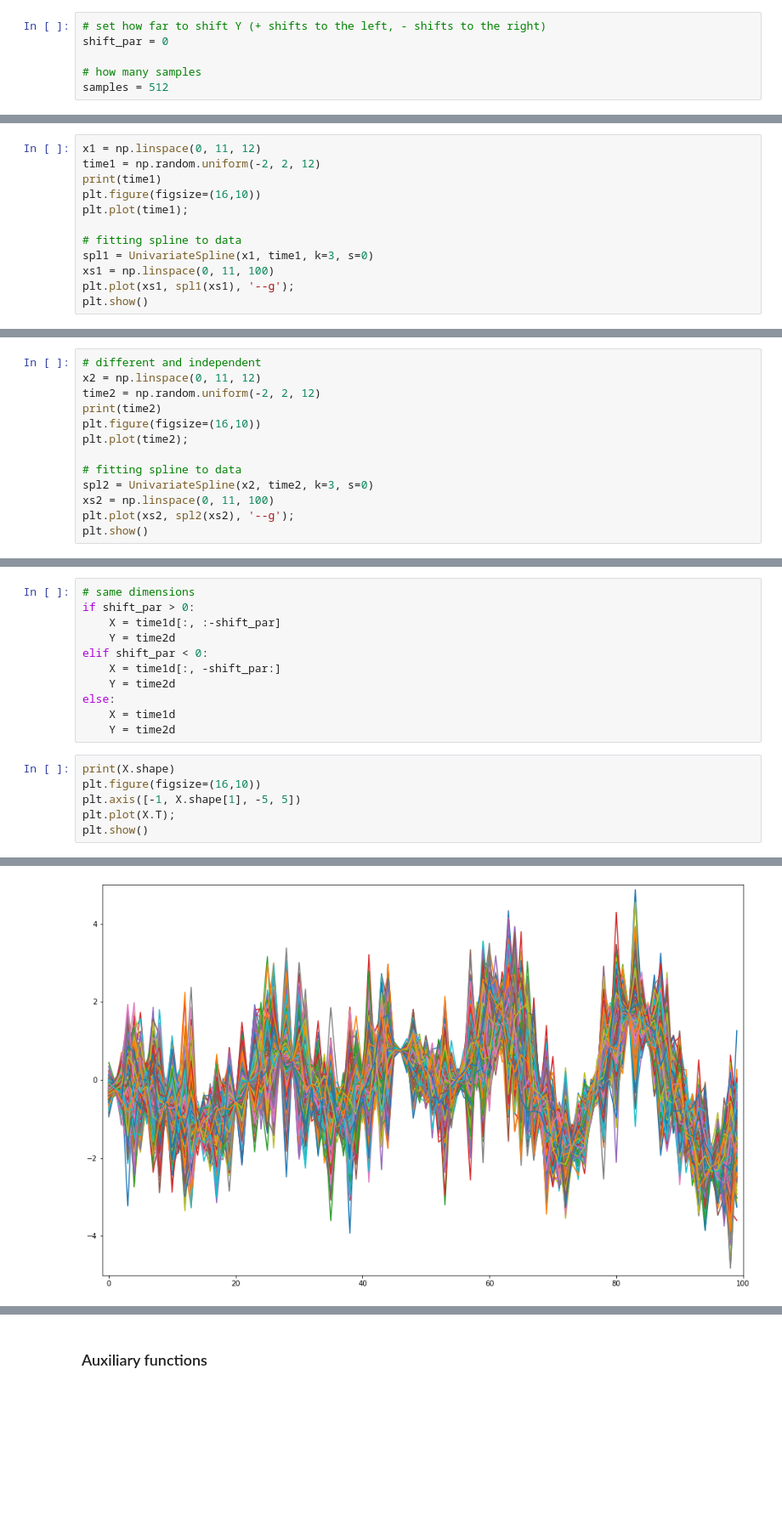
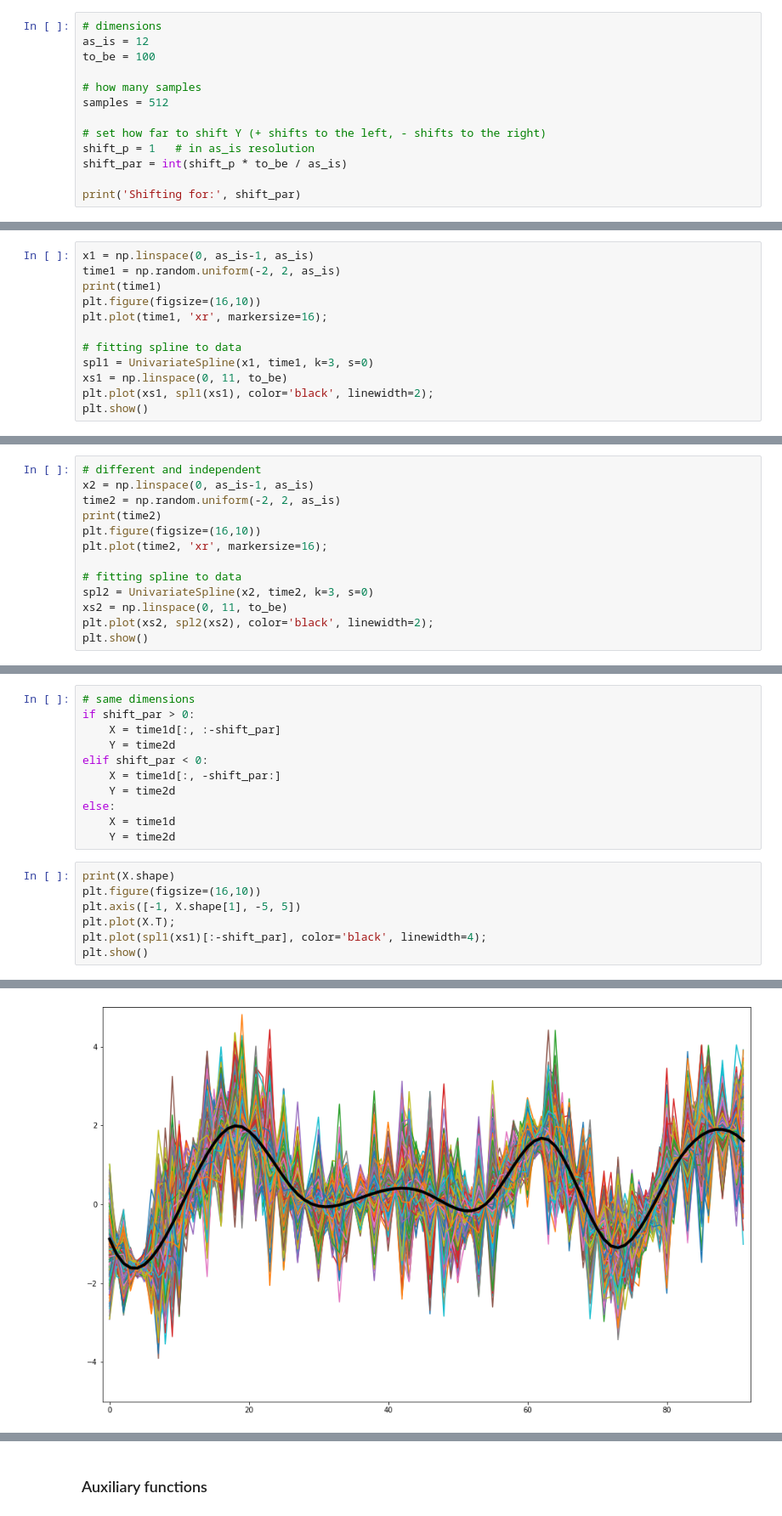
Before and after one commit to felix-laumann/MMD_HSIC_non-stationary, a Jupyter notebook: func_MMD.ipynb, the cells around one changed output, grey strips where cells are left out. Shown at 85% size. Cells and saved outputs as stored; diff of their text form; blank space fills up the shorter version.

```diff
--- a/func_MMD.ipynb
+++ b/func_MMD.ipynb
@@ -36,8 +36,15 @@ print(Y.shape)
 
 Same for non-stationary processes:
 # %%
-# set how far to shift Y (+ shifts to the left, - shifts to the right)
-shift_par = 0
+# dimensions
+as_is = 12
+to_be = 100
 
 # how many samples
 samples = 512
+
+# set how far to shift Y (+ shifts to the left, - shifts to the right)
+shift_p = 1   # in as_is resolution
+shift_par = int(shift_p * to_be / as_is)
+
+print('Shifting for:', shift_par)
@@ -44,13 +53,13 @@ samples = 512
 # %%
-x1 = np.linspace(0, 11, 12)
-time1 = np.random.uniform(-2, 2, 12)
+x1 = np.linspace(0, as_is-1, as_is)
+time1 = np.random.uniform(-2, 2, as_is)
 print(time1)
 plt.figure(figsize=(16,10))
-plt.plot(time1);
+plt.plot(time1, 'xr', markersize=16);
 
 # fitting spline to data
 spl1 = UnivariateSpline(x1, time1, k=3, s=0)
-xs1 = np.linspace(0, 11, 100)
-plt.plot(xs1, spl1(xs1), '--g');
+xs1 = np.linspace(0, 11, to_be)
+plt.plot(xs1, spl1(xs1), color='black', linewidth=2);
 plt.show()
 # %% [output]
@@ -60,14 +69,14 @@ plt.show()
 # %%
 # different and independent
-x2 = np.linspace(0, 11, 12)
-time2 = np.random.uniform(-2, 2, 12)
+x2 = np.linspace(0, as_is-1, as_is)
+time2 = np.random.uniform(-2, 2, as_is)
 print(time2)
 plt.figure(figsize=(16,10))
-plt.plot(time2);
+plt.plot(time2, 'xr', markersize=16);
 
 # fitting spline to data
 spl2 = UnivariateSpline(x2, time2, k=3, s=0)
-xs2 = np.linspace(0, 11, 100)
-plt.plot(xs2, spl2(xs2), '--g');
+xs2 = np.linspace(0, 11, to_be)
+plt.plot(xs2, spl2(xs2), color='black', linewidth=2);
 plt.show()
 # %% [output]
@@ -145,5 +156,6 @@ print(X.shape)
 plt.figure(figsize=(16,10))
 plt.axis([-1, X.shape[1], -5, 5])
 plt.plot(X.T);
+plt.plot(spl1(xs1)[:-shift_par], color='black', linewidth=4);
 plt.show()
 # %% [output]
@@ -151,4 +163,4 @@ plt.show()
-[figure, old version]
+[figure, new version]
 # %%
 print(Y.shape)
 plt.figure(figsize=(16,10))
```
Also changed, not shown: parts of 11 cells of this notebook, 1 other file.
